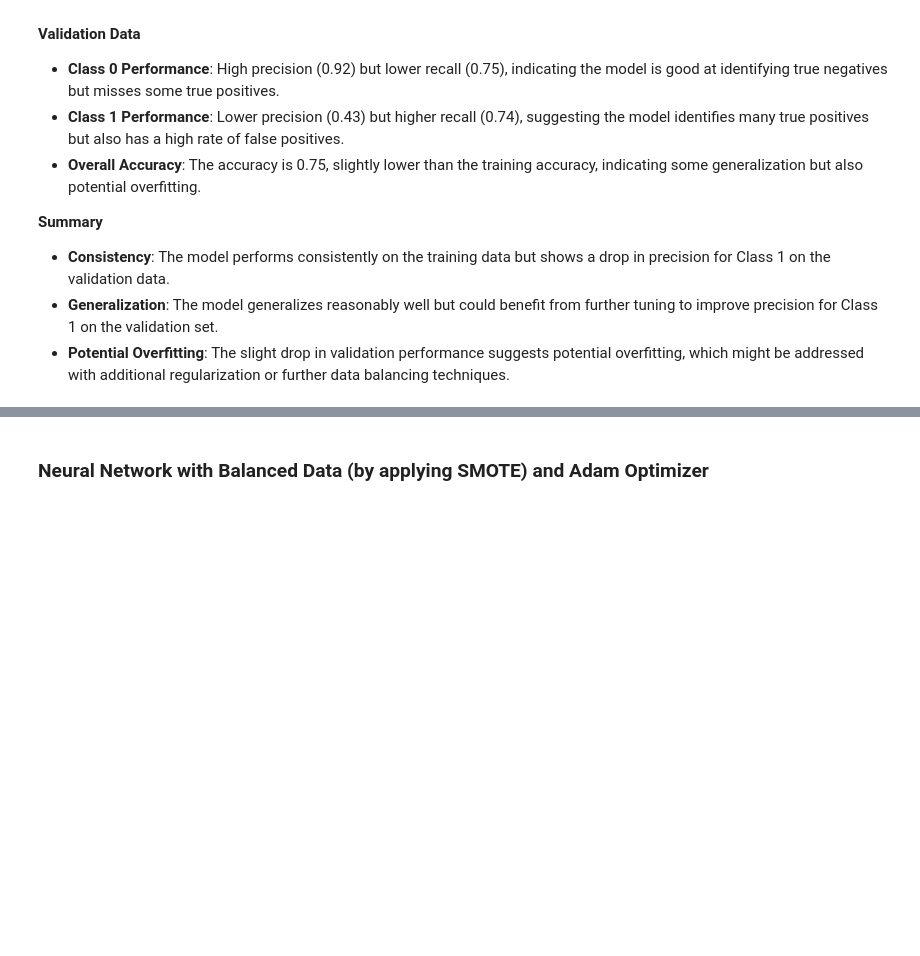
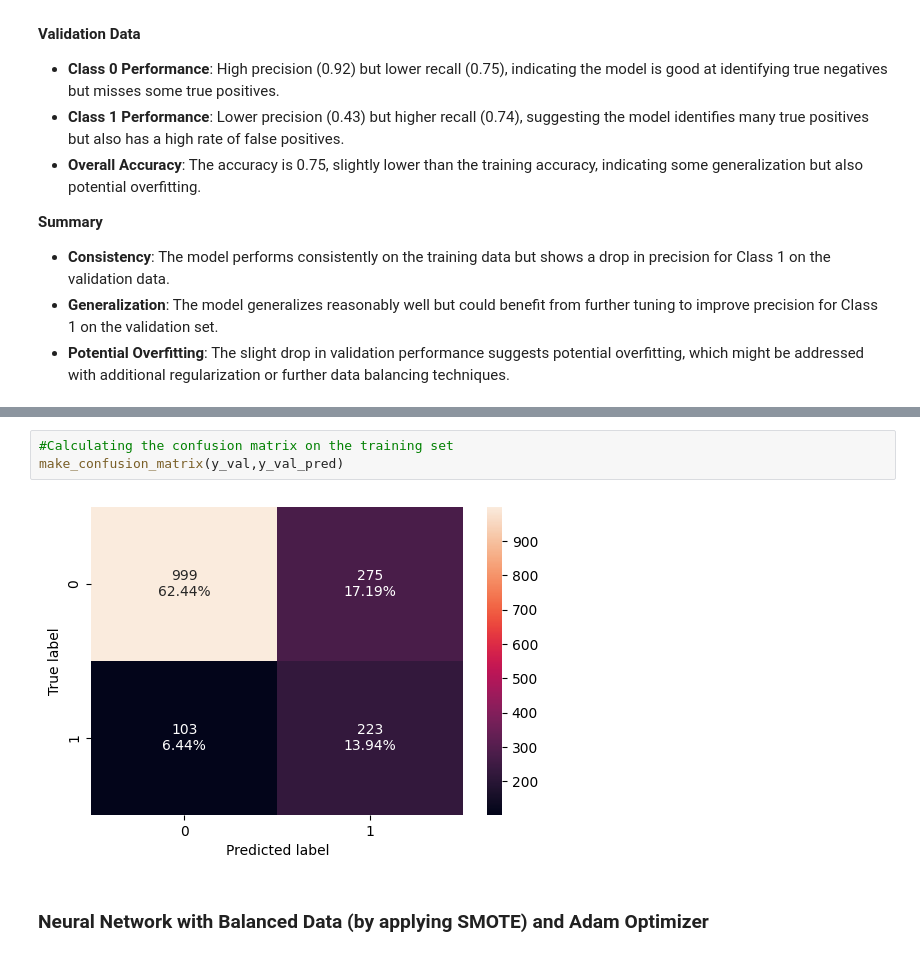
Before and after one commit to aimlalchemists/bank-churn-prediction-neural-network, a Jupyter notebook: bank_churn_prediction_neural_network_model.ipynb, the cells around one changed output, grey strips where cells are left out. Drawn from its saved outputs; the diff is of its cells as text; blank space fills up the shorter version.

```diff
--- a/bank_churn_prediction_neural_network_model.ipynb
+++ b/bank_churn_prediction_neural_network_model.ipynb
@@ -1641,2 +1656,7 @@ weighted avg       0.82      0.75      0.77      1600
+# %%
+#Calculating the confusion matrix on the training set
+make_confusion_matrix(y_val,y_val_pred)
+# %% [output]
+[figure, added]
 # %% [markdown]
 ### Neural Network with Balanced Data (by applying SMOTE) and Adam Optimizer
```
Also changed, not shown: parts of 58 cells of this notebook.
